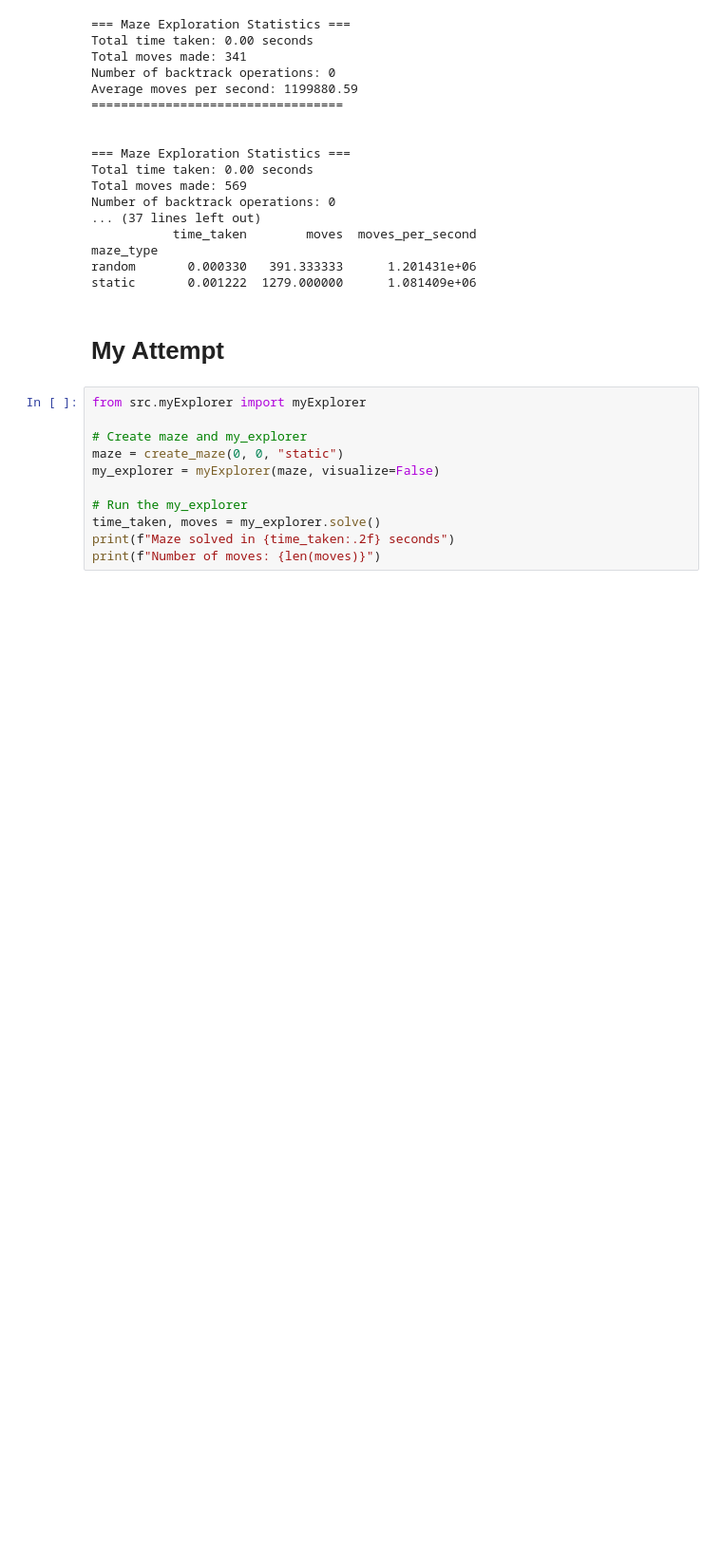
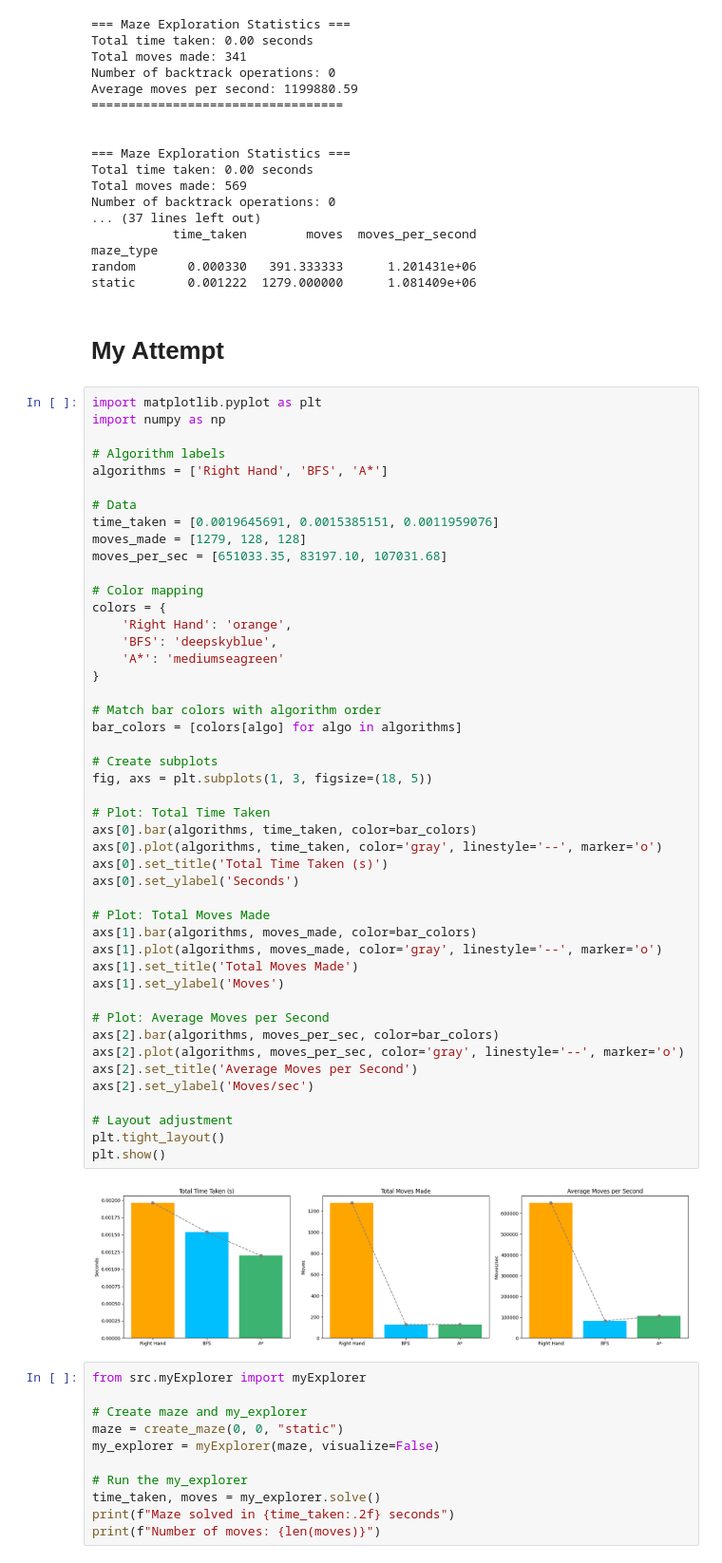
Before and after one commit to joyCollege/Parallel-and-Distributed-Computing, a Jupyter notebook: maze_visualization.ipynb, the cells around one changed output. Shown at 95% size. Cells and saved outputs as stored; diff of their text form; blank space fills up the shorter version.

Commit message:
Added other algorithms

```diff
--- a/maze_visualization.ipynb
+++ b/maze_visualization.ipynb
@@ -132,6 +132,54 @@ random       0.000330   391.333333      1.201431e+06
 static       0.001222  1279.000000      1.081409e+06
 # %% [markdown]
 # My Attempt
+# %%
+import matplotlib.pyplot as plt
+import numpy as np
+
+# Algorithm labels
+algorithms = ['Right Hand', 'BFS', 'A*']
+
+# Data
+time_taken = [0.0019645691, 0.0015385151, 0.0011959076]
+moves_made = [1279, 128, 128]
+moves_per_sec = [651033.35, 83197.10, 107031.68]
+
+# Color mapping
+colors = {
+    'Right Hand': 'orange',
+    'BFS': 'deepskyblue',
+    'A*': 'mediumseagreen'
+}
+
+# Match bar colors with algorithm order
+bar_colors = [colors[algo] for algo in algorithms]
+
+# Create subplots
+fig, axs = plt.subplots(1, 3, figsize=(18, 5))
+
+# Plot: Total Time Taken
+axs[0].bar(algorithms, time_taken, color=bar_colors)
+axs[0].plot(algorithms, time_taken, color='gray', linestyle='--', marker='o')
+axs[0].set_title('Total Time Taken (s)')
+axs[0].set_ylabel('Seconds')
+
+# Plot: Total Moves Made
+axs[1].bar(algorithms, moves_made, color=bar_colors)
+axs[1].plot(algorithms, moves_made, color='gray', linestyle='--', marker='o')
+axs[1].set_title('Total Moves Made')
+axs[1].set_ylabel('Moves')
+
+# Plot: Average Moves per Second
+axs[2].bar(algorithms, moves_per_sec, color=bar_colors)
+axs[2].plot(algorithms, moves_per_sec, color='gray', linestyle='--', marker='o')
+axs[2].set_title('Average Moves per Second')
+axs[2].set_ylabel('Moves/sec')
+
+# Layout adjustment
+plt.tight_layout()
+plt.show()
+# %% [output]
+[figure, added]
 # %%
 from src.myExplorer import myExplorer
 
```
Also changed, not shown: 7 other files.
